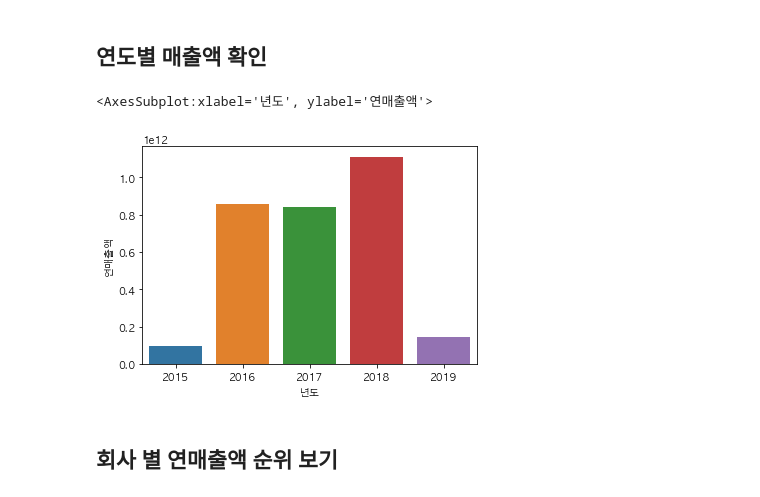
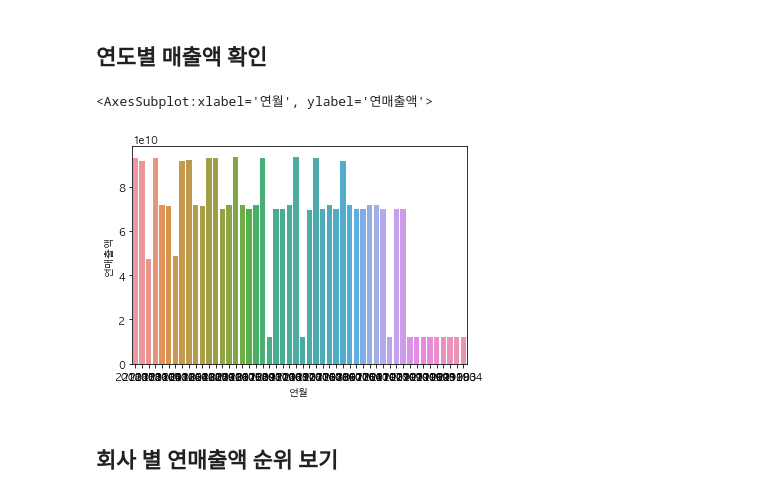
Before and after one commit to ilikeinow12/team2_wanted_onboarding, a Jupyter notebook: Data_sorting.ipynb, the cells around one changed output. Drawn from its saved outputs; the diff is of its cells as text; code cells hidden in the pictures.

```diff
--- a/Data_sorting.ipynb
+++ b/Data_sorting.ipynb
@@ -41,3 +41,6 @@ Data columns (total 6 columns):
  5   월별_직원수    99801 non-null  int64
 dtypes: int64(6)
 memory usage: 4.6 MB
+# %%
+df['연월'] = pd.to_datetime(df['년도'].astype(str) + df['월'].astype(str), format='%Y%m').dt.strftime('%Y%m')
+df.head(10)
@@ -44,10 +59,10 @@ memory usage: 4.6 MB
 # %% [markdown]
 ## 연도별 매출액 확인
 # %%
-sns.barplot(data=df, x='년도', y='연매출액', ci=None, estimator=sum)
+sns.barplot(data=df, x='연월', y='연매출액', ci=None, estimator=sum)
 # %% [output]
-<AxesSubplot:xlabel='년도', ylabel='연매출액'>
+<AxesSubplot:xlabel='연월', ylabel='연매출액'>
-[figure, old version]
+[figure, new version]
 # %% [markdown]
 ## 회사 별 연매출액 순위 보기
 # %%
```
Also changed, not shown: parts of 32 cells of this notebook.
